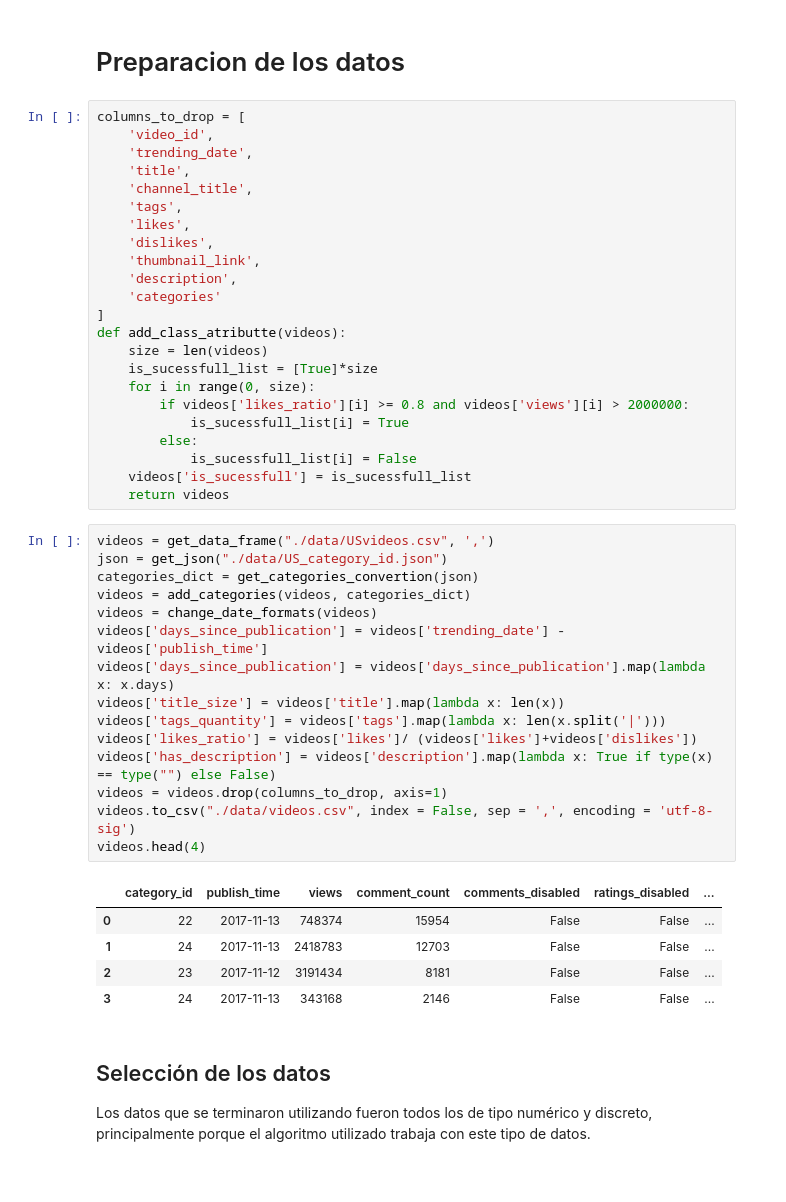
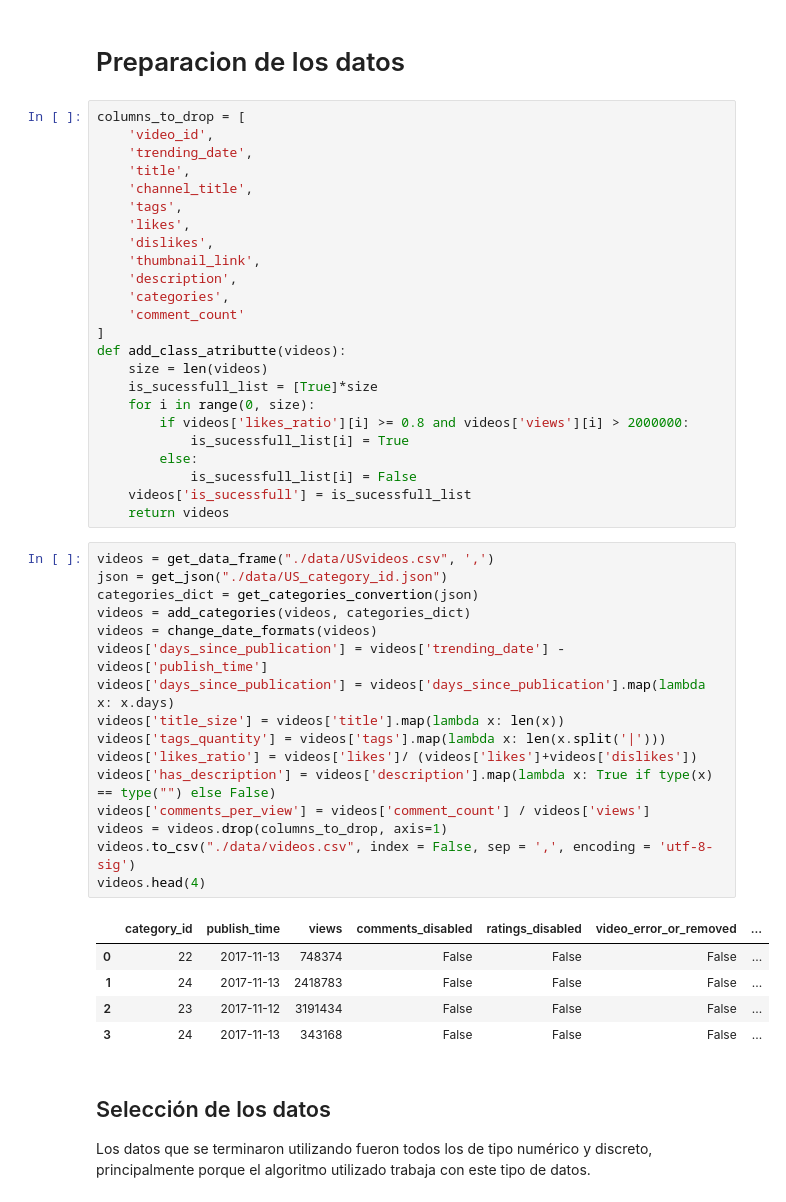
Before and after one commit to BlancoSebastianEzequiel/7750-TPFinal, a Jupyter notebook: src/analisis.ipynb, the cells around one changed output. Saved outputs shown, nothing was run; the diff lists cells and outputs as text.

```diff
--- a/src/analisis.ipynb
+++ b/src/analisis.ipynb
@@ -320,7 +320,8 @@ columns_to_drop = [
     'dislikes',
     'thumbnail_link',
     'description',
-    'categories'
+    'categories',
+    'comment_count'
 ]
 def add_class_atributte(videos):
     size = len(videos)
@@ -335,24 +336,25 @@ def add_class_atributte(videos):
 # %%
 videos = get_data_frame("./data/USvideos.csv", ',')
 json = get_json("./data/US_category_id.json")
 categories_dict = get_categories_convertion(json)
 videos = add_categories(videos, categories_dict)
 videos = change_date_formats(videos)
 videos['days_since_publication'] = videos['trending_date'] - videos['publish_time']
 videos['days_since_publication'] = videos['days_since_publication'].map(lambda x: x.days)
 videos['title_size'] = videos['title'].map(lambda x: len(x))
 videos['tags_quantity'] = videos['tags'].map(lambda x: len(x.split('|')))
 videos['likes_ratio'] = videos['likes']/ (videos['likes']+videos['dislikes'])
 videos['has_description'] = videos['description'].map(lambda x: True if type(x) == type("") else False)
+videos['comments_per_view'] = videos['comment_count'] / videos['views']
 videos = videos.drop(columns_to_drop, axis=1)
 videos.to_csv("./data/videos.csv", index = False, sep = ',', encoding = 'utf-8-sig')
 videos.head(4)
 # %% [output]
-|  | category_id | publish_time | views | comment_count | comments_disabled | ratings_disabled | ... |
-| 0 | 22 | 2017-11-13 | 748374 | 15954 | False | False | ... |
-| 1 | 24 | 2017-11-13 | 2418783 | 12703 | False | False | ... |
-| 2 | 23 | 2017-11-12 | 3191434 | 8181 | False | False | ... |
-| 3 | 24 | 2017-11-13 | 343168 | 2146 | False | False | ... |
+|  | category_id | publish_time | views | comments_disabled | ratings_disabled | video_error_or_removed | ... |
+| 0 | 22 | 2017-11-13 | 748374 | False | False | False | ... |
+| 1 | 24 | 2017-11-13 | 2418783 | False | False | False | ... |
+| 2 | 23 | 2017-11-12 | 3191434 | False | False | False | ... |
+| 3 | 24 | 2017-11-13 | 343168 | False | False | False | ... |
 # %% [markdown]
 ## Selección de los datos
 Los datos que se terminaron utilizando fueron todos los de tipo numérico y discreto,
```
Also changed, not shown: parts of 1 cell of this notebook, 1 other file.
